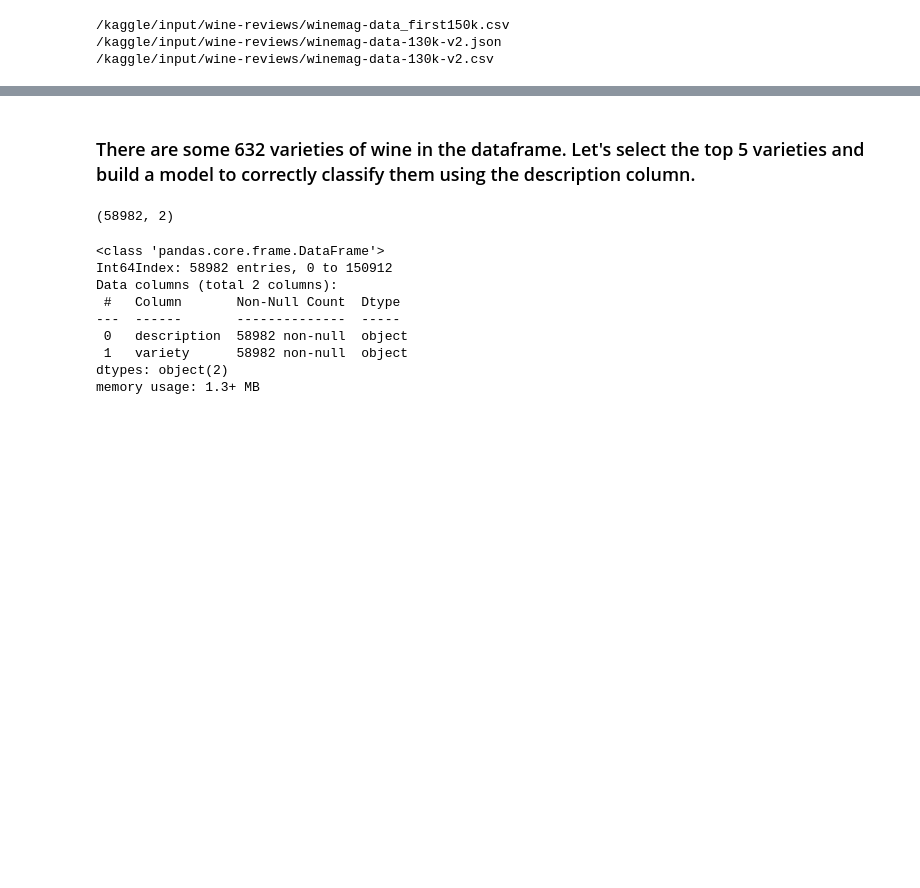
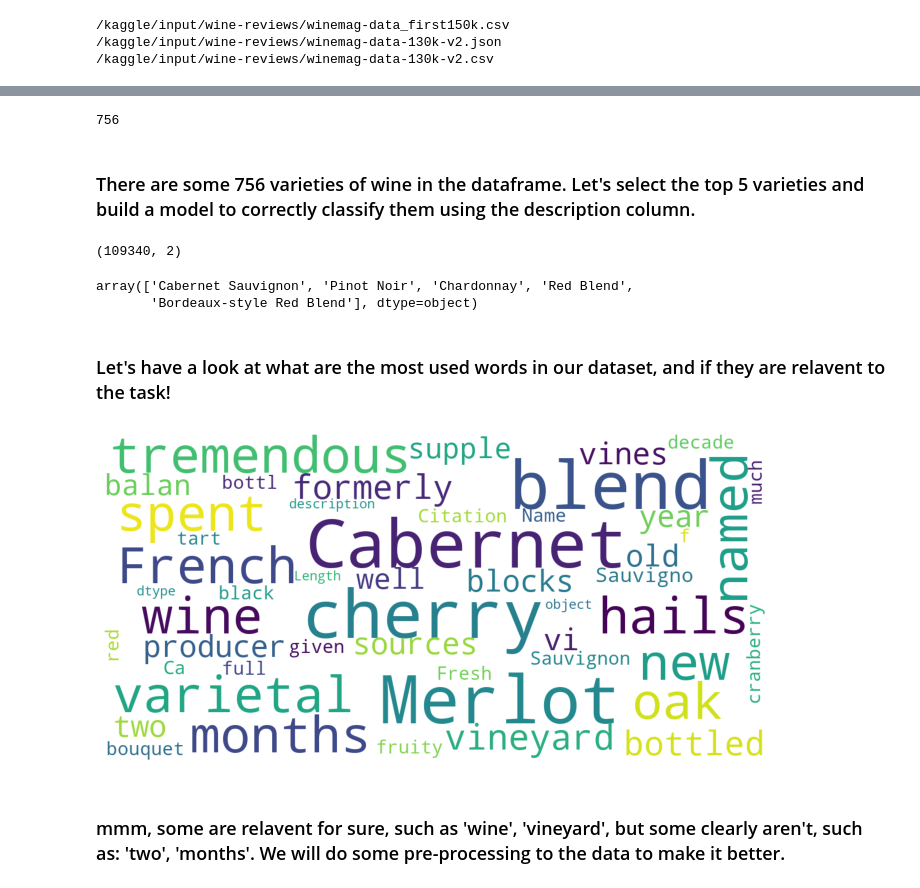
Before and after one commit to mijanr/NLP, a Jupyter notebook: wine-review-classification.ipynb, the cells around one changed output, grey strips where cells are left out. Saved outputs shown, nothing was run; the diff lists cells and outputs as text; code cells hidden in the pictures; blank space fills up the shorter version.

```diff
--- a/wine-review-classification.ipynb
+++ b/wine-review-classification.ipynb
@@ -65,0 +60,9 @@ df['variety'].nunique()
+# %%
+#read in the datasets
+#as we only need 'description' and 'variety' columns for this task, I will read only these two columns to save memory and do less computatiuon
+cols = ['description', 'variety']
+df_1 = pd.read_csv('../input/wine-reviews/winemag-data_first150k.csv', usecols =cols)
+df_2 = pd.read_csv('../input/wine-reviews/winemag-data-130k-v2.csv', usecols = cols)
+
+print(df_1.shape)
+print(df_2.shape)
@@ -66,2 +114,7 @@ df['variety'].nunique()
+# %%
+#and how many varieties are there actually?
+df['variety'].nunique()
+# %% [output]
+756
 # %% [markdown]
-### There are some 632 varieties of wine in the dataframe. Let's select the top 5 varieties and build a model to correctly classify them using the description column.
+### There are some 756 varieties of wine in the dataframe. Let's select the top 5 varieties and build a model to correctly classify them using the description column.
@@ -70,19 +121,15 @@ df_train = df[['description', 'variety']]
 # %%
 #we will take only the top 5 varieties
-top_varieties = df_train['variety'].value_counts().head(5).index
-df_top_5 = df_train[df_train['variety'].isin(top_varieties)]
+top_varieties = df['variety'].value_counts().head(5).index
+df_top_5 = df[df['variety'].isin(top_varieties)]
 df_top_5.shape
 # %% [output]
-(58982, 2)
+(109340, 2)
-# %%
-df_top_5.info()
-# %% [output]
-<class 'pandas.core.frame.DataFrame'>
-Int64Index: 58982 entries, 0 to 150912
-Data columns (total 2 columns):
- #   Column       Non-Null Count  Dtype
----  ------       --------------  -----
- 0   description  58982 non-null  object
- 1   variety      58982 non-null  object
-dtypes: object(2)
-memory usage: 1.3+ MB
+# %%
+#let's see what are the top varieties
+df_top_5['variety'].unique()
+# %% [output]
+array(['Cabernet Sauvignon', 'Pinot Noir', 'Chardonnay', 'Red Blend',
+       'Bordeaux-style Red Blend'], dtype=object)
+# %% [markdown]
+### Let's have a look at what are the most used words in our dataset, and if they are relavent to the task!
@@ -88,0 +156,7 @@ memory usage: 1.3+ MB
+# %%
+#show wordcloud
+show_wordcloud(df_top_5['description'])
+# %% [output]
+[figure, added]
+# %% [markdown]
+### mmm, some are relavent for sure, such as 'wine', 'vineyard', but some clearly aren't, such as: 'two', 'months'. We will do some pre-processing to the data to make it better.
```
Also changed, not shown: parts of 32 cells of this notebook.
